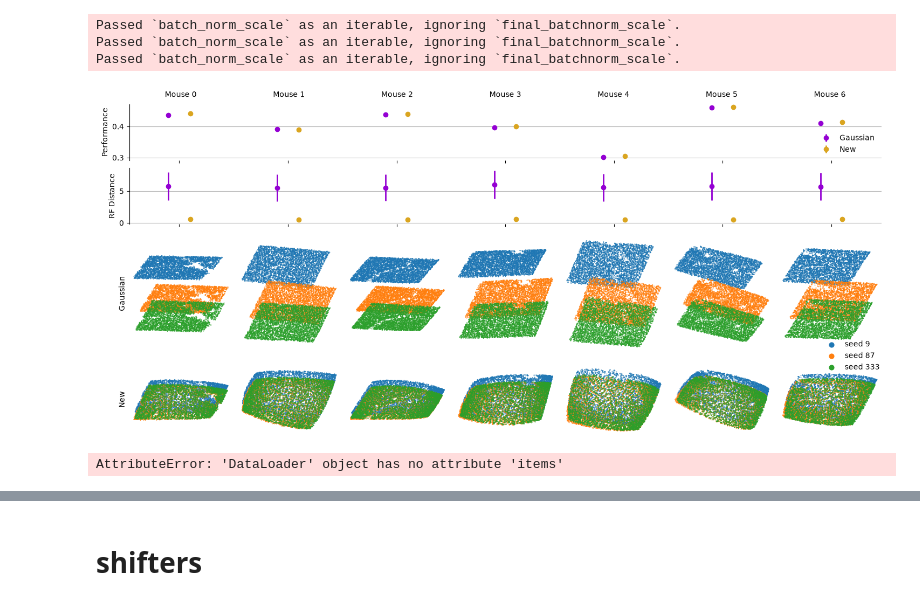
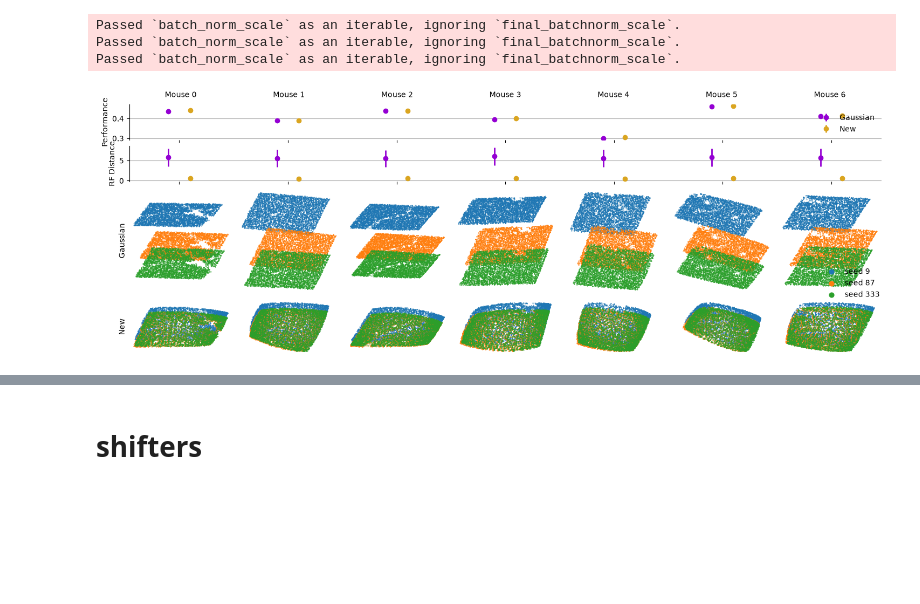
Before and after one commit to NathanSoeding/sensorium, a Jupyter notebook: analysis/paper_plots.ipynb, the cells around one changed output, grey strips where cells are left out. Drawn from its saved outputs; the diff is of its cells as text; code cells hidden in the pictures; blank space fills up the shorter version.

Commit message:
plot colors

```diff
--- a/analysis/paper_plots.ipynb
+++ b/analysis/paper_plots.ipynb
@@ -424,11 +424,11 @@ for type_name, grids in model_types.items():
         model_avgs.append(avgs)
     metric[type_name] = model_avgs
 # %%
-fig = plt.figure(figsize=(18, 8))
+fig = plt.figure(figsize=(18, 6))
 
 gs = fig.add_gridspec(
     4, 7,
-    height_ratios=[1, 1, 2.2, 1.3],
+    height_ratios=[1, 1, 3, 1.5],
     hspace=0.1,
     wspace=0.05,
 )
@@ -516,44 +516,33 @@ for row_idx, (type_name, grids) in enumerate(model_types.items()):
         ax.set_yticks([])
 
         if mouse_idx == 0:
             ax.set_ylabel(type_name, rotation=90)
 
 ax_performance.legend(frameon=False, loc='lower right')
 
 handles, labels = axs[0, 0].get_legend_handles_labels()
 
 axs[0, 6].legend(
     handles,
     labels,
-    bbox_to_anchor=(1.05, -0.35),
+    bbox_to_anchor=(1.05, -0.15),
     loc='lower right',
     markerscale=20,
     frameon=False,
 )
 
 for mouse_idx in range(num_mice):
     ax = axs[0, mouse_idx]
     bbox = ax.get_position()
 
     fig.text(
         bbox.x0 + bbox.width / 2,
-        0.91,
+        0.92,
         f"Mouse {mouse_idx}",
         ha="center",
         va="top",
     )
 
 plt.show()
 # %% [output]
-[figure, old version]
+[figure, new version]
-# %%
-from sensorium.utility.scores import get_correlations
-
-scores = []
-for model in models:
-    animal_scores = []
-    for key  in data_keys:
-        animal_scores.append(get_correlations(model, dataloaders['validation'], device=device, per_neuron=False, as_dict=True))
-    scores.append(animal_scores)
-# %% [output]
-AttributeError: 'DataLoader' object has no attribute 'items'
```
Also changed, not shown: parts of 9 cells of this notebook.
